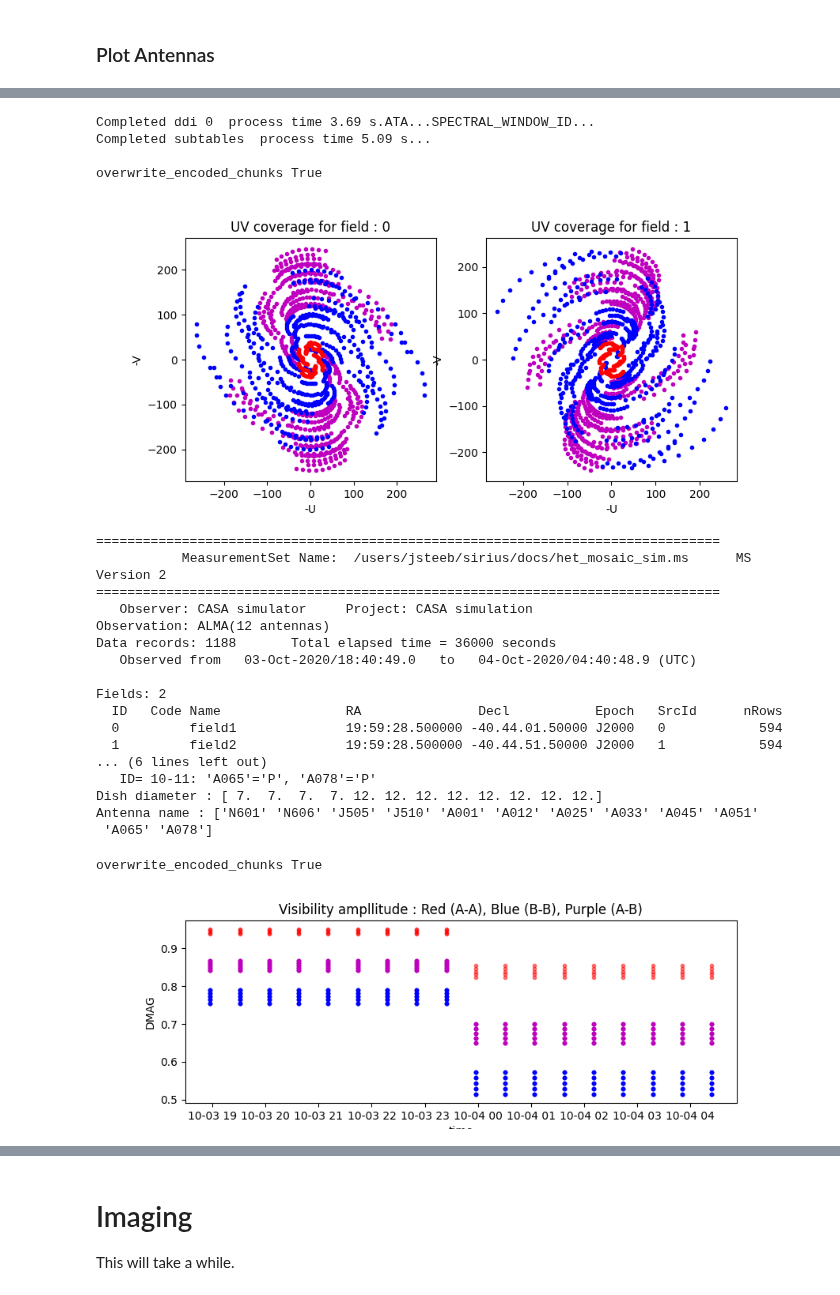
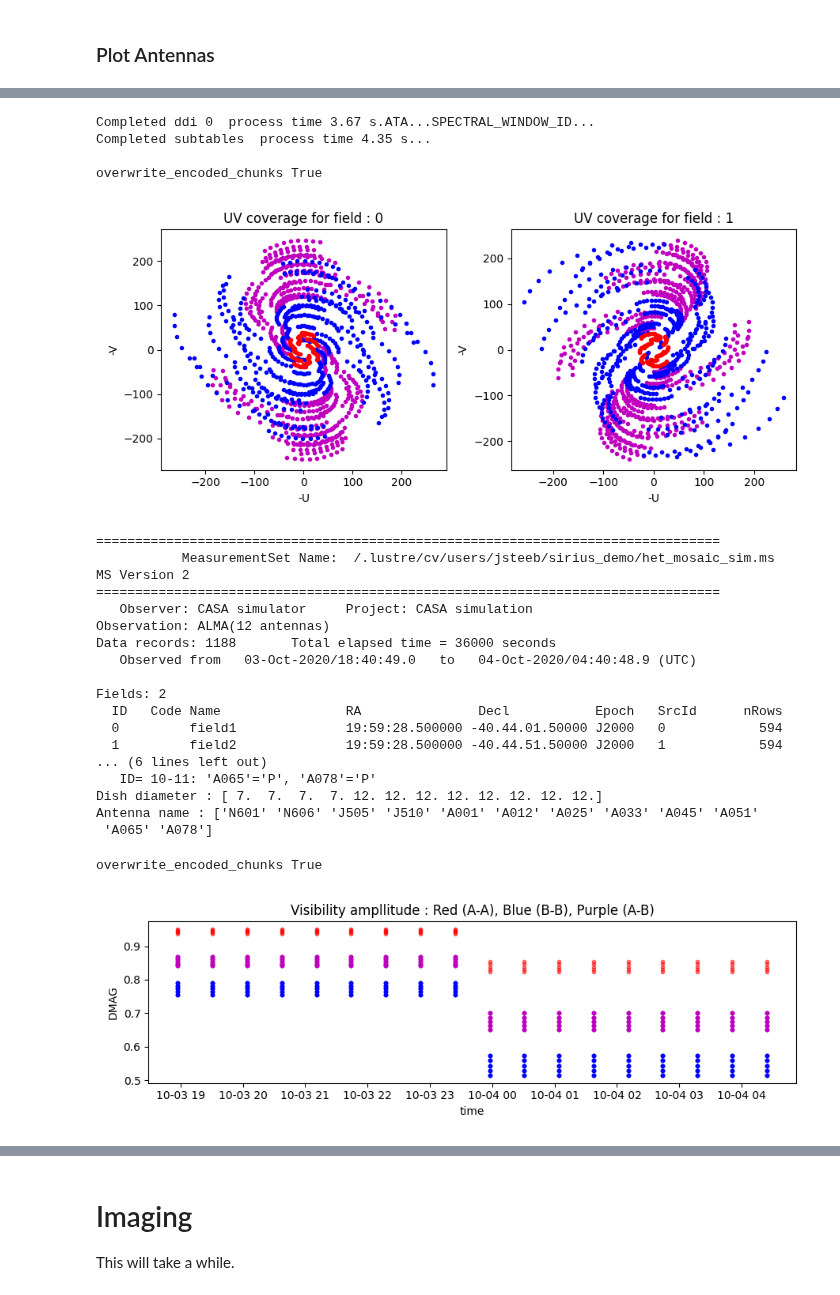
Before and after one commit to casangi/sirius, a Jupyter notebook: docs/heterogeneous_array_mosaic_simulations.ipynb, the cells around one changed output, grey strips where cells are left out. Cells and saved outputs as stored; diff of their text form; code cells hidden in the pictures.

```diff
--- a/docs/heterogeneous_array_mosaic_simulations.ipynb
+++ b/docs/heterogeneous_array_mosaic_simulations.ipynb
@@ -178,10 +177,9 @@ pointing_ra_dec = None #No pointing offsets
 ## Run Simulation
 # %%
 noise_parms = None
-save_parms = {'ms_name':'het_mosaic_sim.ms','write_to_ms':True,'DAG_name_vis_uvw_gen':'DAG_vis_uvw_gen.png','DAG_name_write':'DAG_write.png'}
 
-from sirius import make_ant_sky_jones, simulation
-save_parms = {'ms_name':'het_mosaic_sim.ms','write_to_ms':True,'DAG_name_vis_uvw_gen':'DAG_vis_uvw_gen.png','DAG_name_write':'DAG_write.png'}
+from sirius import simulation
+save_parms = {'ms_name':'het_mosaic_sim.ms','write_to_ms':True}
 vis_xds = simulation(point_source_flux,
                      point_source_ra_dec,
                      pointing_ra_dec,
@@ -314,18 +290,18 @@ overwrite_encoded_chunks True
 # %%
-from sirius._sirius_utils._gen_utils import _x_plot
-_x_plot(vis=save_parms['ms_name'], ptype='uvcov',forceconvert=True)
+from sirius.display_tools import x_plot
+x_plot(vis=save_parms['ms_name'], ptype='uvcov',forceconvert=True)
 # %% [output]
-Completed ddi 0  process time 3.69 s.ATA...SPECTRAL_WINDOW_ID...
-Completed subtables  process time 5.09 s...
+Completed ddi 0  process time 3.67 s.ATA...SPECTRAL_WINDOW_ID...
+Completed subtables  process time 4.35 s...
 
 overwrite_encoded_chunks True
-[figure, old version]
+[figure, new version]
 # %%
-from sirius._sirius_utils._gen_utils import _listobs_jupyter
-_listobs_jupyter(vis=save_parms['ms_name'])
+from sirius.display_tools import listobs_jupyter
+listobs_jupyter(vis=save_parms['ms_name'])
 # %% [output]
 ================================================================================
-           MeasurementSet Name:  /users/jsteeb/sirius/docs/het_mosaic_sim.ms      MS Version 2
+           MeasurementSet Name:  /.lustre/cv/users/jsteeb/sirius_demo/het_mosaic_sim.ms      MS Version 2
 ================================================================================
    Observer: CASA simulator     Project: CASA simulation
 Observation: ALMA(12 antennas)
@@ -342,8 +318,8 @@ Dish diameter : [ 7.  7.  7.  7. 12. 12. 12. 12. 12. 12. 12. 12.]
 Antenna name : ['N601' 'N606' 'J505' 'J510' 'A001' 'A012' 'A025' 'A033' 'A045' 'A051'
  'A065' 'A078']
 # %%
-_x_plot(vis=save_parms['ms_name'], ptype='amp-time')
+x_plot(vis=save_parms['ms_name'], ptype='amp-time')
 # %% [output]
 overwrite_encoded_chunks True
-[figure, old version]
+[figure, new version]
 # %%
```
Also changed, not shown: parts of 25 cells of this notebook, 11 other files.
